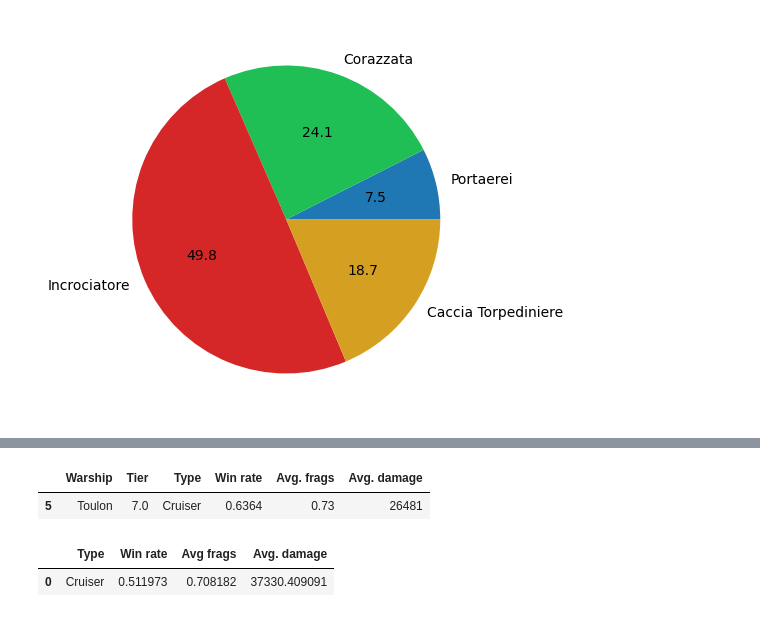
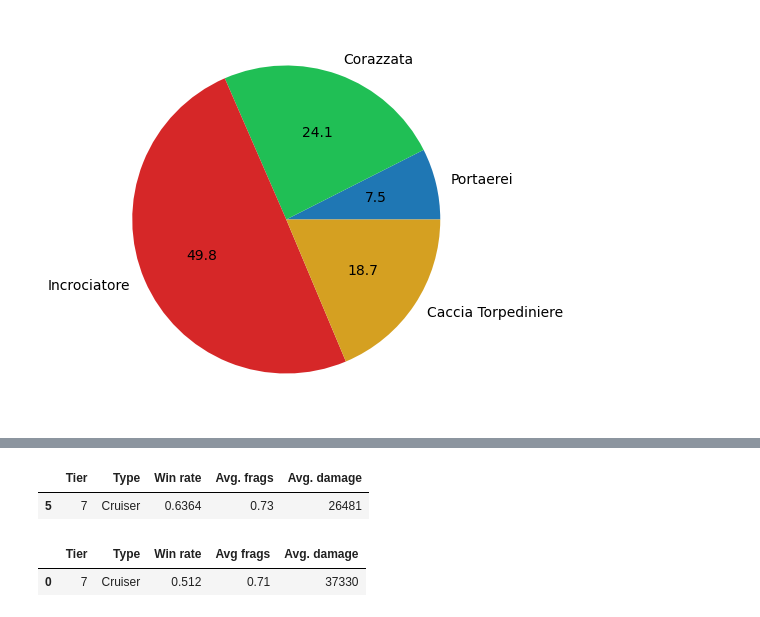
Before and after one commit to riccardosantarossa/UNI_DataScienceProject, a Jupyter notebook: project.ipynb, the cells around one changed output, grey strips where cells are left out. Drawn from its saved outputs; the diff is of its cells as text; code cells hidden in the pictures.

```diff
--- a/project.ipynb
+++ b/project.ipynb
@@ -129,23 +137,25 @@ ValueError: shape mismatch: objects cannot be broadcast to a single shape.  Mism
 # %%
 #Analisi dei miei cruiser al Tier 7 per vedere come la mia performance è rapportata rispetto al server europeo
 
 #Estrazione dei miei cruisers tier 7
 myTier7Cruisers = myStatsSet[ (myStatsSet['Type'] == 'Cruiser') & (myStatsSet['Tier'] == 7.0)].copy()
-myTier7Cruisers = myTier7Cruisers.drop(['Nation', 'Battles'], axis = 1)
+myTier7Cruisers = myTier7Cruisers.drop(['Nation', 'Battles', 'Warship'], axis = 1)
 display(myTier7Cruisers)
 
 #Estrazione dei valori medi dei cruisers tier 7 per il server europeo
 serverT7Cruisers = allShips[(allShips['Type'] == 'Cruiser') & (allShips['Tier'] == 7.0)].copy()
 serverT7Cruisers = serverT7Cruisers.drop(['Nation', 'Avg. planes destroyed', 'Kills / deaths'], axis = 1)
 
 #Creazione di un set formato dalle medie delle statistiche del server europeo
-meanData = [{'Type' : 'Cruiser', 'Win rate' : serverT7Cruisers['Win rate'].mean(),
-            'Avg frags' : serverT7Cruisers['Avg. frags'].mean(), 'Avg. damage' : serverT7Cruisers['Avg. damage'].mean()}]
+meanData = [{'Tier' : 7, 'Type' : 'Cruiser',  'Win rate' : np.round(serverT7Cruisers['Win rate'].mean(), 4),
+            'Avg frags' : np.round(serverT7Cruisers['Avg. frags'].mean(), 2), 'Avg. damage' : np.round(serverT7Cruisers['Avg. damage'].mean(), 0)}]
+
 meanT7Set = pd.DataFrame(meanData)
+meanT7Set['Avg. damage'] = pd.to_numeric(meanT7Set['Avg. damage'], downcast = "integer")
 
-meanT7Set
+#Grafico di confronto delle statistiche globali del tier 7
 # %% [output]
-|  | Warship | Tier | Type | Win rate | Avg. frags | Avg. damage |
-| 5 | Toulon | 7.0 | Cruiser | 0.6364 | 0.73 | 26481 |
+|  | Tier | Type | Win rate | Avg. frags | Avg. damage |
+| 5 | 7 | Cruiser | 0.6364 | 0.73 | 26481 |
-|  | Type | Win rate | Avg frags | Avg. damage |
-| 0 | Cruiser | 0.511973 | 0.708182 | 37330.409091 |
+|  | Tier | Type | Win rate | Avg frags | Avg. damage |
+| 0 | 7 | Cruiser | 0.512 | 0.71 | 37330 |
```
Also changed, not shown: parts of 1 cell of this notebook.
